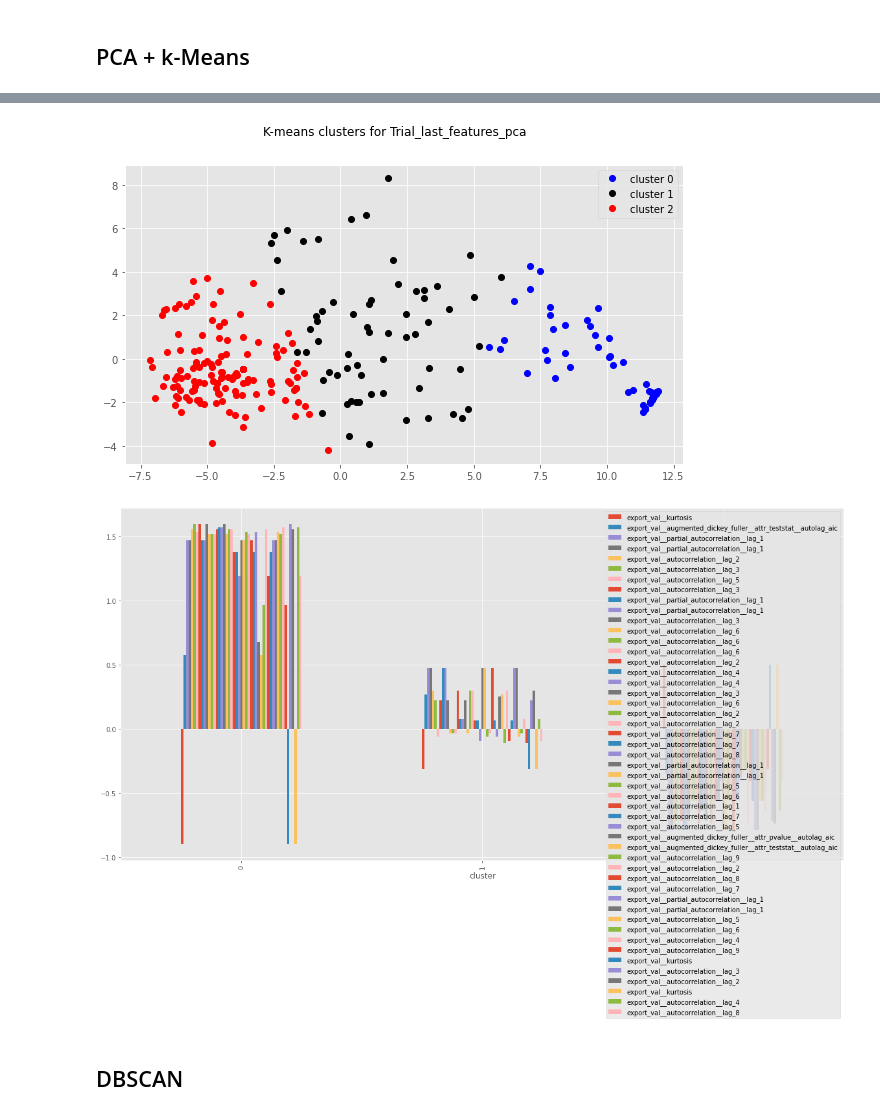
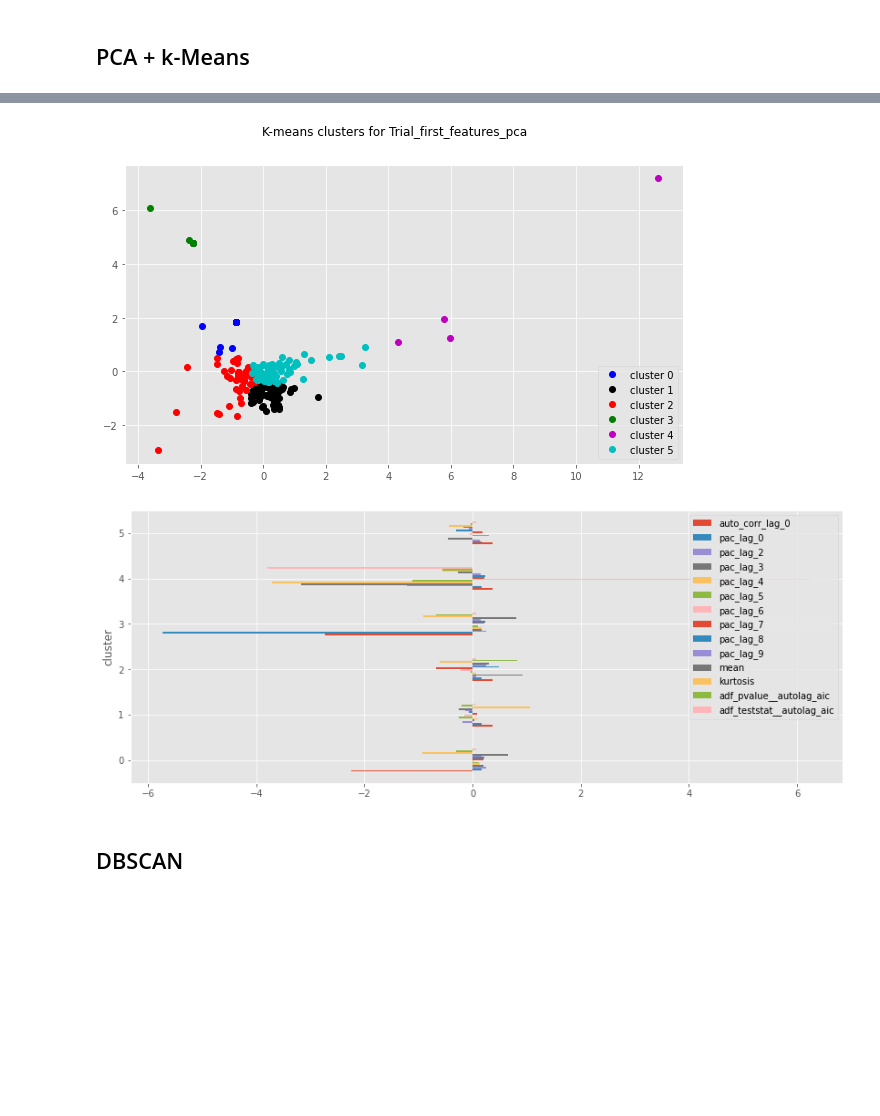
Before and after one commit to GarethWilhelm/TS-Feature-Clustering, a Jupyter notebook: notebooks/3. clustering_tsfresh_features.ipynb, the cells around one changed output, grey strips where cells are left out. Saved outputs shown, nothing was run; the diff lists cells and outputs as text; code cells hidden in the pictures; blank space fills up the shorter version.

```diff
--- a/notebooks/3. clustering_tsfresh_features.ipynb
+++ b/notebooks/3. clustering_tsfresh_features.ipynb
@@ -79,3 +69,12 @@ def load_features_data(ref: range,root_path: str,target_features):
   product_df_no_nulls = remove_null_values(product_df)
   clean_header(df=product_df_no_nulls)
   return product_df_no_nulls
+
+# List of features
+redundant_features = ['fft_coefficient','cwt_coefficients','count','change_quantiles','last_location_','agg_autocorrelation','index_mass_quantile',
+                      'sum_values','sum_values','has_duplicate','length','quantile','ratio_beyond_r_sigma','ratio_value_number_to_time_series_length',
+                      'agg','large_standard_deviation','number_crossing_m','number_cwt_peaks','reversal','value_count','spkt_welch_density','range_count','larger',
+                      'variation_coefficient','max_langevin_fixed_point','reoccurring','symmetry_looking','variation','longest_strike_',
+                      'variance_larger_than_standard_deviation']
+min_feats = ['kurtosis','variance','mean','skewness','standard_deviation','median','sum_values','maximum','length','minimum']
+stationarity = ['autocorrelation','^mean$','kurtosis','augmented']
@@ -135,2 +81,21 @@ change_column_prefix(features_uncorrelated,'export_val__')
 # %% [markdown]
 ## Load data
+# %%
+PATH = '/content/drive/My Drive/Stellenbosch/Webster'
+product_name =  'Trial_first'
+# Create a list of target features
+all_eff_features = load_features_data(0,PATH,'efficient_parameters')
+# Generate dataframe from excluding redundant features
+# remove export_val prefix on column names
+features_filtered = change_column_prefix(
+    remove_features_df(
+        all_eff_features,filter_features(all_eff_features,redundant_features)))
+# get exclude list for stationary features
+# call stationary feature list on filtered feature dataframe
+stationary_features_df = features_filtered[filter_features(features_filtered,stationarity)]
+stationary_features_df = remove_outliers_iqr(stationary_features_df)
+# %%
+features_uncorrelated = remove_features_df(stationary_features_df,drop_correlated_pairs(stationary_features_df,0.5))
+simplify_column_name(features_uncorrelated,'autocorrelation__','auto_corr_')
+simplify_column_name(features_uncorrelated,'partial_autocorrelation__','pac_')
+simplify_column_name(features_uncorrelated,'augmented_dickey_fuller__attr_','adf_')
@@ -140,6 +110,7 @@ change_column_prefix(features_uncorrelated,'export_val__')
 random_countries = sample(list(features_uncorrelated.index),5)
 # product_excl_countries = features_uncorrelated[features_uncorrelated.index.isin(random_countries)]
 # product_by_countries = features_uncorrelated[features_uncorrelated.index.isin(random_countries)]
+features_uncorrelated = scale_features(features_uncorrelated)
 X_scaled_transposed = np.asarray(features_uncorrelated)
 X_scaled_transposed.shape
 # %% [output]
@@ -227,10 +200,13 @@ fig.savefig(f"{PATH}/images/{product_name}_stationarity_features_kmeans")
   # return pca_components_df
 
 # def plot_pca_evaluation():
-pca = PCA(n_components=3)
+pca = PCA(n_components=2)
 principalComponents = pca.fit_transform(features_uncorrelated)
+# Save components to a DataFrame
+PCA_components = pd.DataFrame(principalComponents)
 # Plot the explained variances
 features = range(pca.n_components_)
+
 
 fig = plt.figure(figsize=(14,5.5))
 fig.suptitle(f"Clusters for {product_name}_min_feats", fontsize=16)
@@ -239,8 +215,7 @@ plt.bar(features, pca.explained_variance_ratio_, color='black')
 plt.xlabel('PCA features')
 plt.ylabel('variance %')
 plt.xticks(features)
-# Save components to a DataFrame
-PCA_components = pd.DataFrame(principalComponents)
+
 fig.add_subplot(132)
 plt.scatter(PCA_components[0], PCA_components[1], alpha=.4, color='green')
 plt.xlabel('PCA 1')
@@ -248,7 +223,7 @@ plt.ylabel('PCA 2')
 
 
 plot_elbow_silhoutte_k_evaluation(f"{product_name}_scaled_pca_min_feats",np.asarray(PCA_components),10)
-clusters_features_uncorrelated = plot_kmeans_clusters(np.asarray(PCA_components),3,f"{product_name}_features_pca",f"{PATH}/images")
+clusters_features_uncorrelated = plot_kmeans_clusters(np.asarray(PCA_components),6,f"{product_name}_features_pca",f"{PATH}/images")
 
 details = [(name,cluster) for name, cluster in zip(features_uncorrelated.index,clusters_features_uncorrelated)]
 cluster_df = pd.DataFrame(details,columns=['names','cluster'])
@@ -258,7 +233,7 @@ get_names.names.astype('category')
 country_cluster = pd.merge(get_names,cluster_df,how='inner', on='names')
 groups = country_cluster.groupby(['cluster']).agg('mean')
 
-ax = groups.plot(figsize=(20,10),kind='bar')
+ax = groups.plot(figsize=(14,5.5),kind='barh')
 fig = ax.get_figure()
 fig.savefig(f"{PATH}/images/{product_name}_min_features_pca_kmeans.png")
 # %% [output]
@@ -267,5 +242,5 @@ fig.savefig(f"{PATH}/images/{product_name}_min_features_pca_kmeans.png")
-[figure, old version]
+[figure, new version]
-[figure, old version]
+[figure, new version]
 # %% [markdown]
 ## DBSCAN
 # %% [markdown]
```
Also changed, not shown: parts of 14 cells of this notebook.
